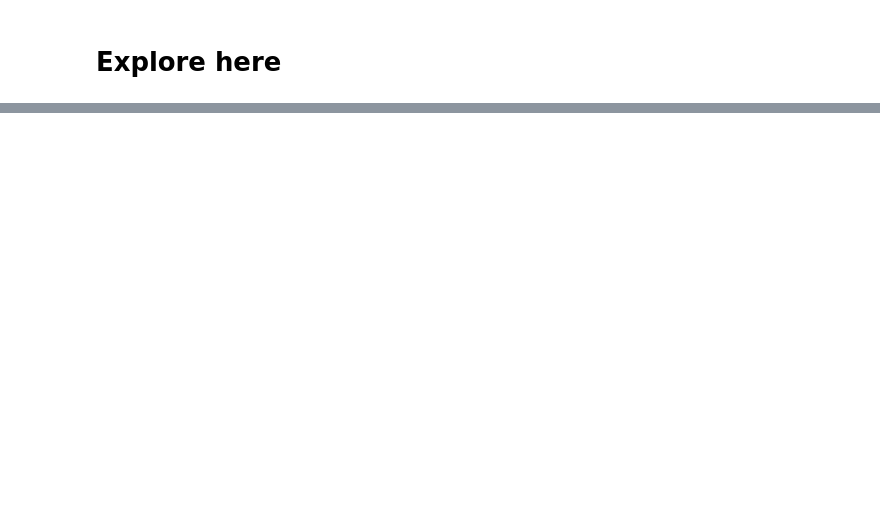
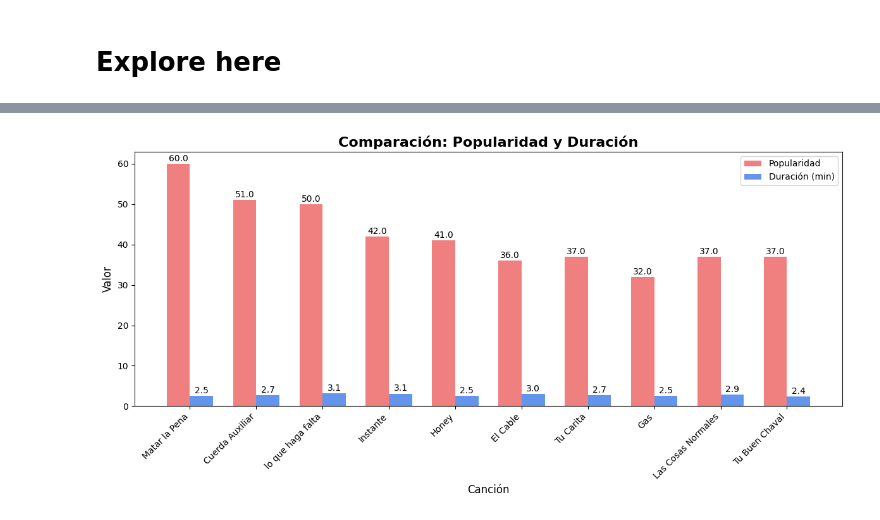
Before and after one commit to 4GeeksAcademy/interacting-with-api-python-project, a Jupyter notebook: src/explore.ipynb, the cells around one changed output, grey strips where cells are left out. Saved outputs shown, nothing was run; the diff lists cells and outputs as text; code cells hidden in the pictures; blank space fills up the shorter version.

```diff
--- a/src/explore.ipynb
+++ b/src/explore.ipynb
@@ -45,0 +123,27 @@ NameError: name 'spotipy' is not defined
+# %%
+# Gráfico de barras apiladas para popularidad y duración
+x = np.arange(len(df['Name']))  # Indices de las canciones
+width = 0.35  # Ancho de las barras
+
+fig, ax = plt.subplots(figsize=(12, 6))
+bar1 = ax.bar(x - width/2, df['Popularity'], width, label='Popularidad', color='lightcoral')
+bar2 = ax.bar(x + width/2, df['Duration_ms'], width, label='Duración (min)', color='cornflowerblue')
+
+# Añadir etiquetas y títulos
+ax.set_title('Comparación: Popularidad y Duración', fontsize=16, fontweight='bold')
+ax.set_xticks(x)
+ax.set_xticklabels(df['Name'], rotation=45, ha='right')
+ax.set_xlabel('Canción', fontsize=12)
+ax.set_ylabel('Valor', fontsize=12)
+ax.legend()
+
+# Etiquetas de valores sobre las barras
+for bar in bar1 + bar2:
+    height = bar.get_height()
+    ax.annotate(f'{height:.1f}', xy=(bar.get_x() + bar.get_width() / 2, height),
+                xytext=(0, 3), textcoords="offset points", ha='center', fontsize=10)
+
+plt.tight_layout()
+plt.show()
+# %% [output]
+[figure, added]
```
Also changed, not shown: parts of 7 cells of this notebook, 1 other file.
